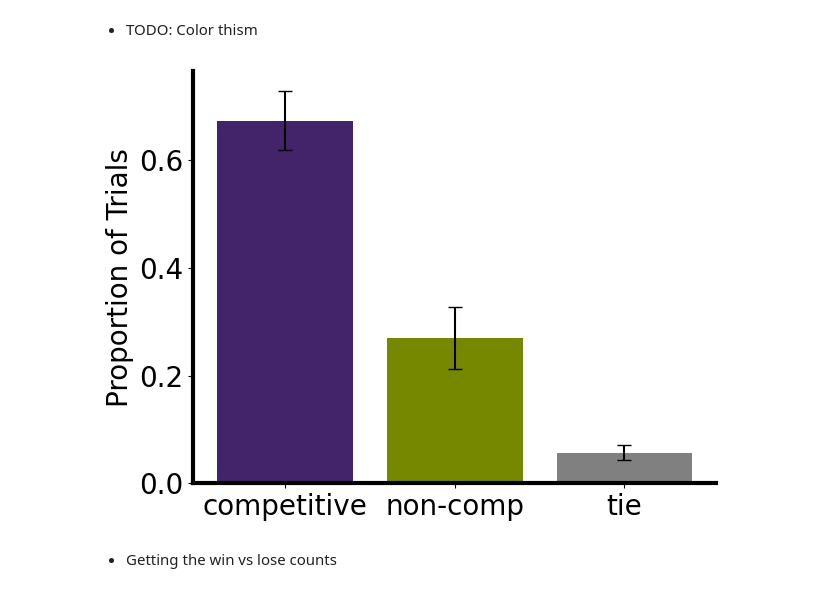
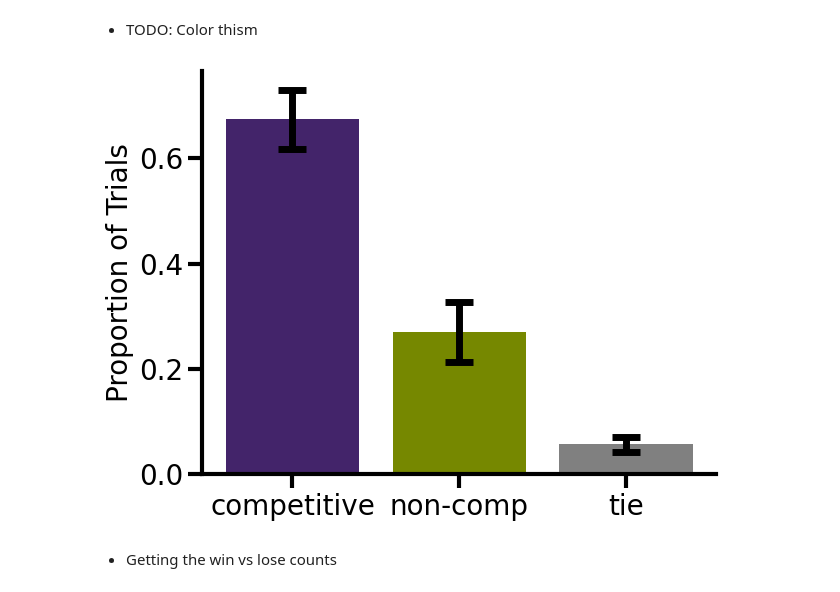
Before and after one commit to padillacoreanolab/reward_comp_ext, a Jupyter notebook: results/2024_09_02_behavioral_reward_comp/01_competitive_trials_analysis.ipynb, the cells around one changed output. Cells and saved outputs as stored; diff of their text form; code cells hidden in the pictures.

Commit message:
nb: proportion bar plot editing

```diff
--- a/results/2024_09_02_behavioral_reward_comp/01_competitive_trials_analysis.ipynb
+++ b/results/2024_09_02_behavioral_reward_comp/01_competitive_trials_analysis.ipynb
@@ -986,35 +986,40 @@ fig, ax = plt.subplots()
 means = proportions_grouped_exploded_columns.mean()
 sems = proportions_grouped_exploded_columns.sem()
 
 # means = pd.DataFrame(means)
 
 # type_to_color = {"competitive": "#43246A", "non-comp": "768800", "tie": "gray"}
 # means["color"] = means.index.map(lambda x: type_to_color[x])
 
-ax.bar(means.index, means.values, yerr=sems.values, capsize=5, color= ["#43246A", "#768800", "gray"])
+# ax.bar(means.index, means.values, yerr=sems.values, capsize=5, color= ["#43246A", "#768800", "gray"],)
+
+plt.bar(means.index, means.values, color= ["#43246A", "#768800", "gray"], yerr=sems.values, error_kw=dict(lw=5, capsize=10, capthick=5))
 
 # Adding labels and title
 plt.ylabel('Proportion of Trials', size=20)
 
 # Hide top and right borders
 ax.spines['top'].set_visible(False)
 ax.spines['right'].set_visible(False)
 
 # Leave bottom and left spines
 ax.spines['bottom'].set_visible(True)
 ax.spines['left'].set_visible(True)
 ax.spines['bottom'].set_linewidth(3)
 ax.spines['left'].set_linewidth(3)
 
 ax.tick_params(axis='both', which='major', labelsize=20)
 ax.tick_params(axis='both', which='minor', labelsize=20)
 
+ax.tick_params('both', length=10, width=3, which='major')
+ax.tick_params('both', length=10, width=3, which='minor')
+
 # Show the plot
 plt.tight_layout()
 plt.savefig(os.path.join(OUTPUT_DIR, "proportion_of_trials.png"))
 plt.show()
 # %% [output]
-[figure, old version]
+[figure, new version]
 # %%
 means = pd.DataFrame(means)
 
```
Also changed, not shown: parts of 20 cells of this notebook.
